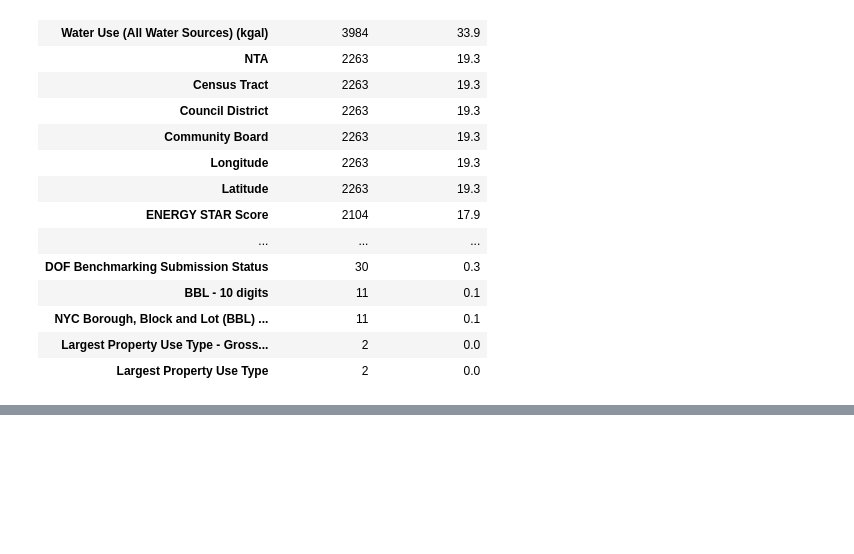
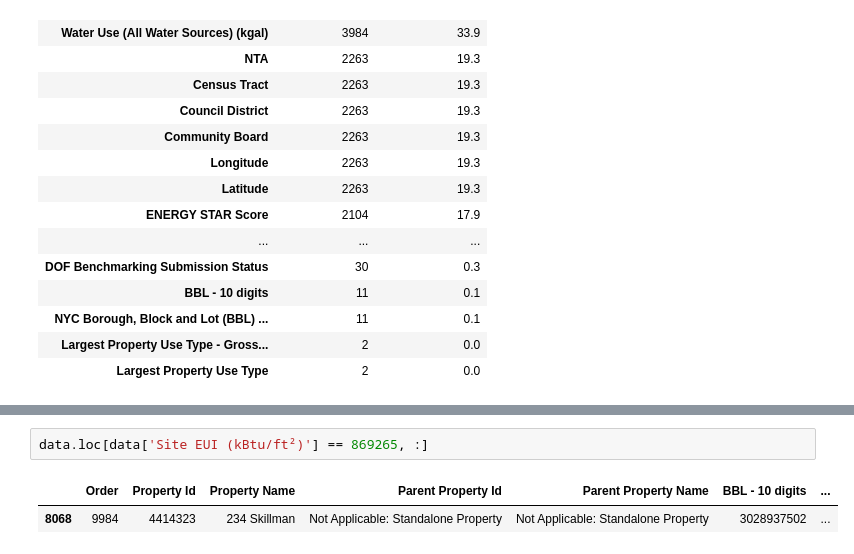
Before and after one commit to Jared-Glenn/Machine_Learning_Project_Walkthrough, a Jupyter notebook: ml_walkthrough.ipynb, the cells around one changed output, grey strips where cells are left out. Drawn from its saved outputs; the diff is of its cells as text; blank space fills up the shorter version.

```diff
--- a/ml_walkthrough.ipynb
+++ b/ml_walkthrough.ipynb
@@ -215,0 +250,5 @@ plt.xlabel
+# %%
+data.loc[data['Site EUI (kBtu/ft²)'] == 869265, :]
+# %% [output]
+|  | Order | Property Id | Property Name | Parent Property Id | Parent Property Name | BBL - 10 digits | ... |
+| 8068 | 9984 | 4414323 | 234 Skillman | Not Applicable: Standalone Property | Not Applicable: Standalone Property | 3028937502 | ... |
```
Also changed, not shown: parts of 6 cells of this notebook.
